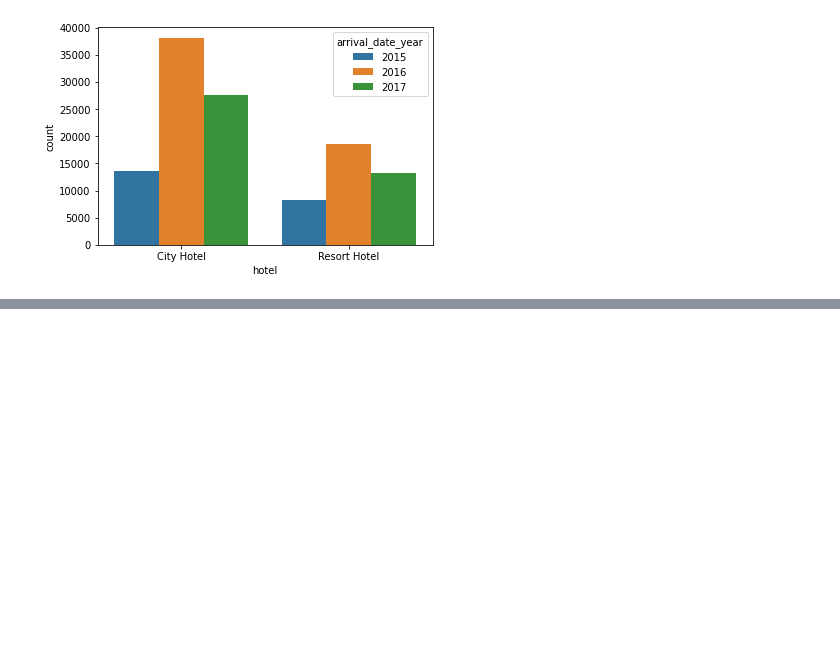
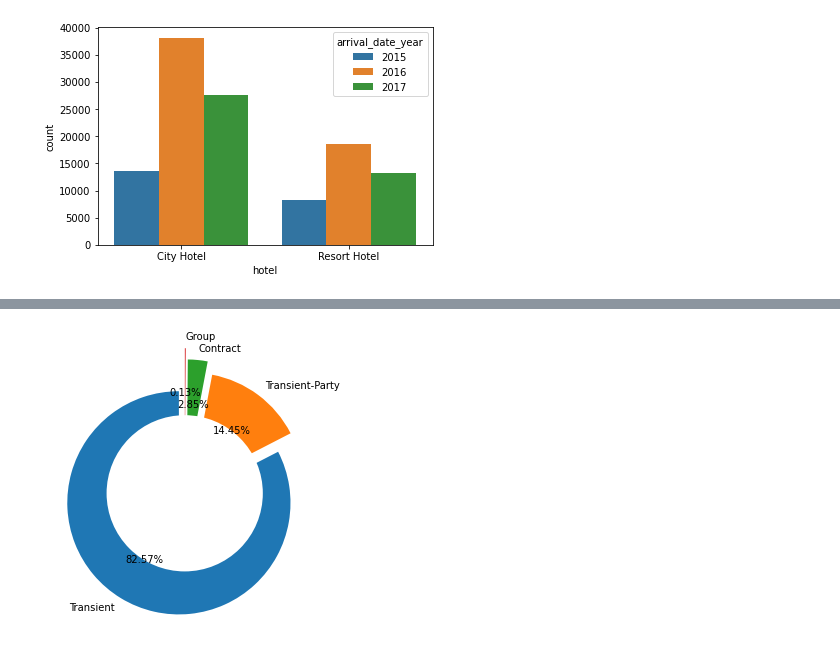
Before and after one commit to abhilashs1/Hotel_booking, a Jupyter notebook: HotelBookings.ipynb, the cells around one changed output, grey strips where cells are left out. Saved outputs shown, nothing was run; the diff lists cells and outputs as text; code cells hidden in the pictures; blank space fills up the shorter version.

```diff
--- a/HotelBookings.ipynb
+++ b/HotelBookings.ipynb
@@ -448,0 +473,14 @@ sns.countplot(x = "hotel", hue = "arrival_date_year", data = df, order = ["City
+# %%
+customer = ["Transient", "Transient-Party", "Contract", "Group"]
+cancel = [36514, 6389, 1262, 59]
+
+plt.figure(figsize = (5, 7))
+plt.pie(cancel, labels = customer, explode = (.1, .1, .2, .3), autopct = "%.2f%%", startangle = 90)
+
+centre_circle = plt.Circle((0, 0), 0.70, fc = "white")
+fig = plt.gcf()
+fig.gca().add_artist(centre_circle)
+
+plt.show();
+# %% [output]
+[figure, added]
```
Also changed, not shown: parts of 13 cells of this notebook.
